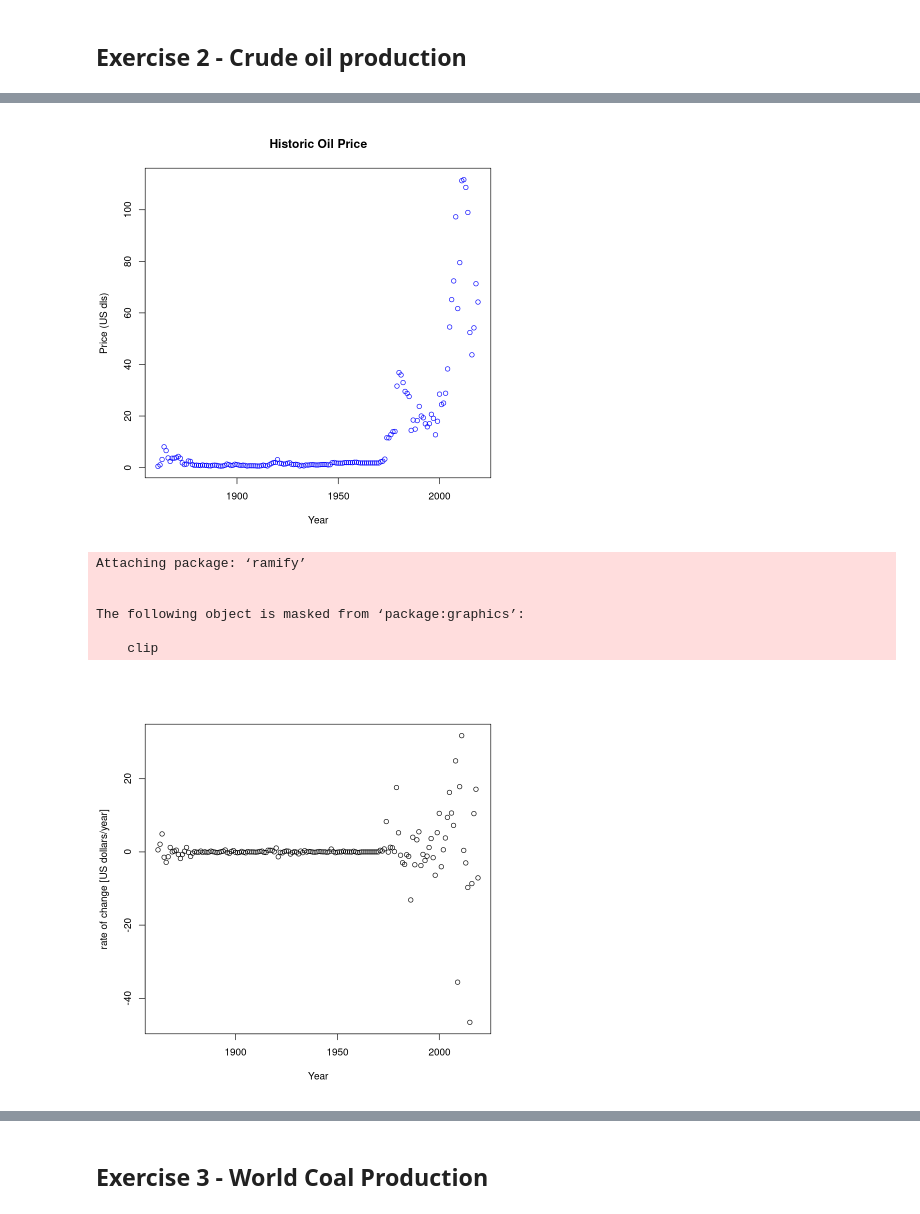
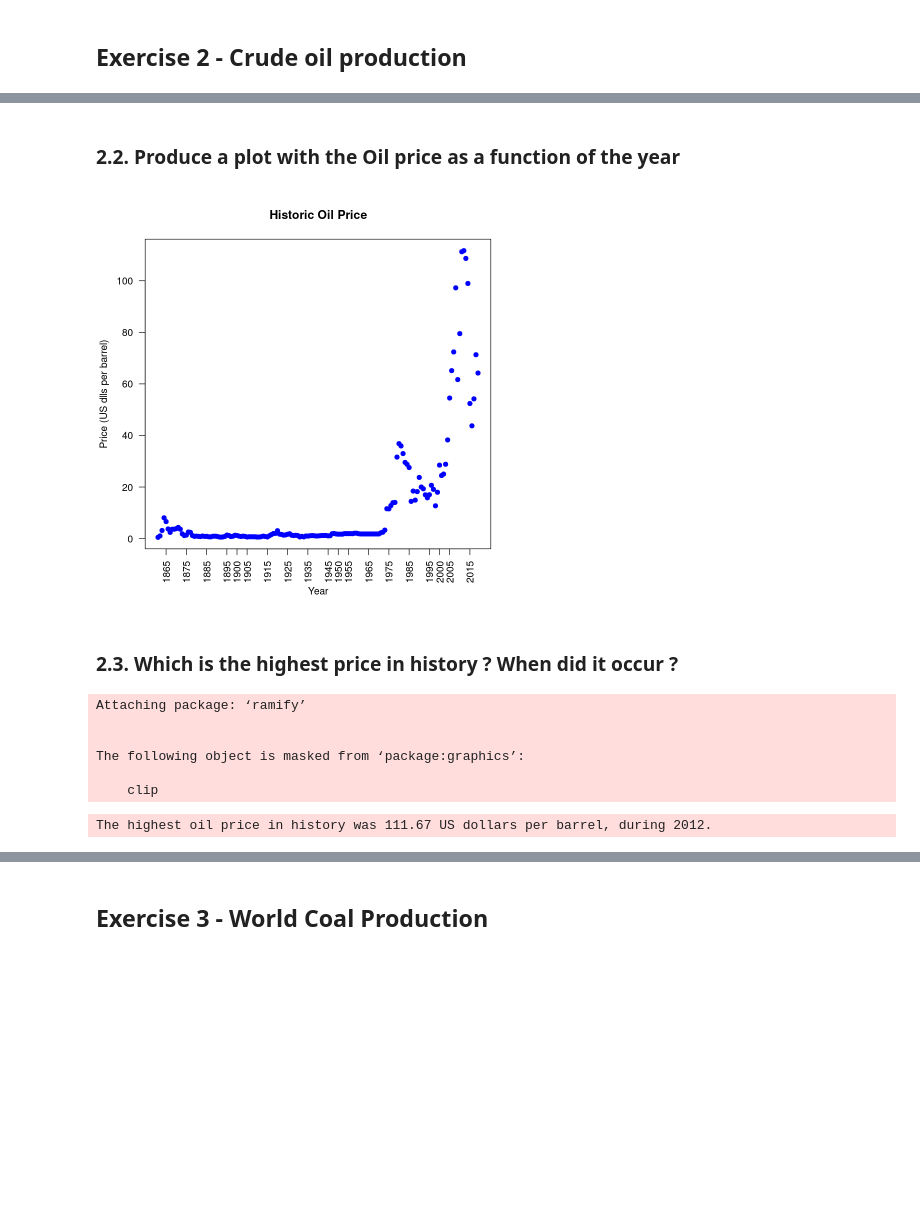
Before and after one commit to eigen-carmona/AdvStats, a Jupyter notebook: lab1/Solutions.ipynb, the cells around one changed output, grey strips where cells are left out. Cells and saved outputs as stored; diff of their text form; code cells hidden in the pictures; blank space fills up the shorter version.

```diff
--- a/lab1/Solutions.ipynb
+++ b/lab1/Solutions.ipynb
@@ -99,9 +144,14 @@ oil <- as.data.frame(read.csv('crude-oil-prices.csv'))
+# %% [markdown]
+### 2.2. Produce a plot with the Oil price as a function of the year
 # %%
 library(ggplot2)
 # %%
-plot(oil[,3], oil[,4], main = 'Historic Oil Price', xlab = 'Year', ylab = 'Price (US dls)', col = 'blue')
+plot(oil[,3], oil[,4], main = 'Historic Oil Price', xlab = 'Year', ylab = 'Price (US dlls per barrel)', col = 'blue', pch = 19, las = 2)
+axis(side = 1, at = oil[seq(5,length(oil[,3]),10),3],las = 2)
 # %% [output]
-[figure, old version]
+[figure, new version]
+# %% [markdown]
+### 2.3. Which is the highest price in history ? When did it occur ?
 # %%
 library(ramify)
 # %% [output]
@@ -115,3 +165,6 @@ The following object is masked from ‘package:graphics’:
 h_ins <- which.max(oil[,4])
 when <- oil[h_ins,3]
 h_price <- oil[h_ins,4]
+message('The highest oil price in history was ', round(h_price,2), ' US dollars per barrel, during ', when, '.')
+# %% [output]
+The highest oil price in history was 111.67 US dollars per barrel, during 2012.
@@ -125,4 +170,0 @@ d <- f_derivative(oil[,4])
-# %%
-plot(oil[2:length(oil[,3]),3], d, xlab = 'Year', ylab = 'rate of change [US dollars/year]')
-# %% [output]
-[figure, removed]
```
Also changed, not shown: parts of 29 cells of this notebook.
